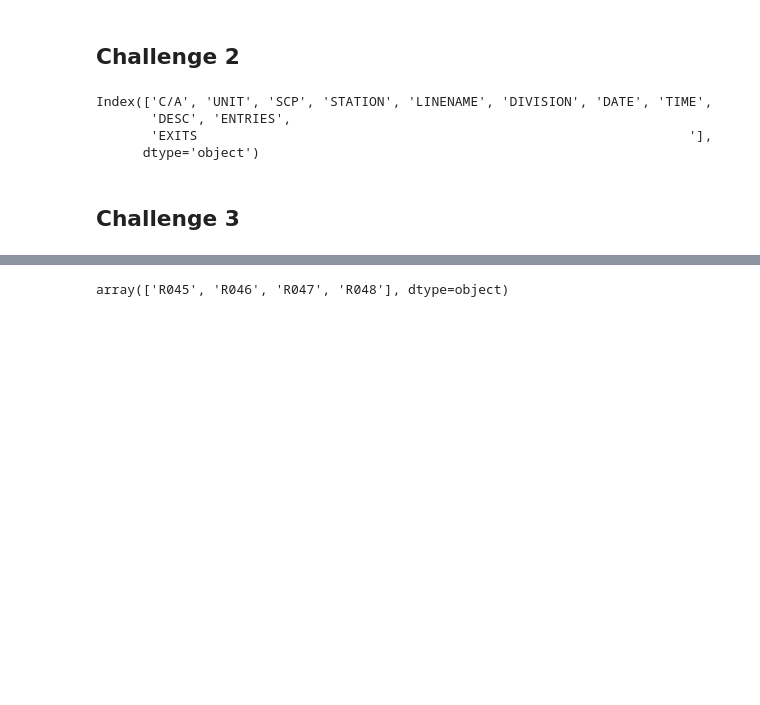
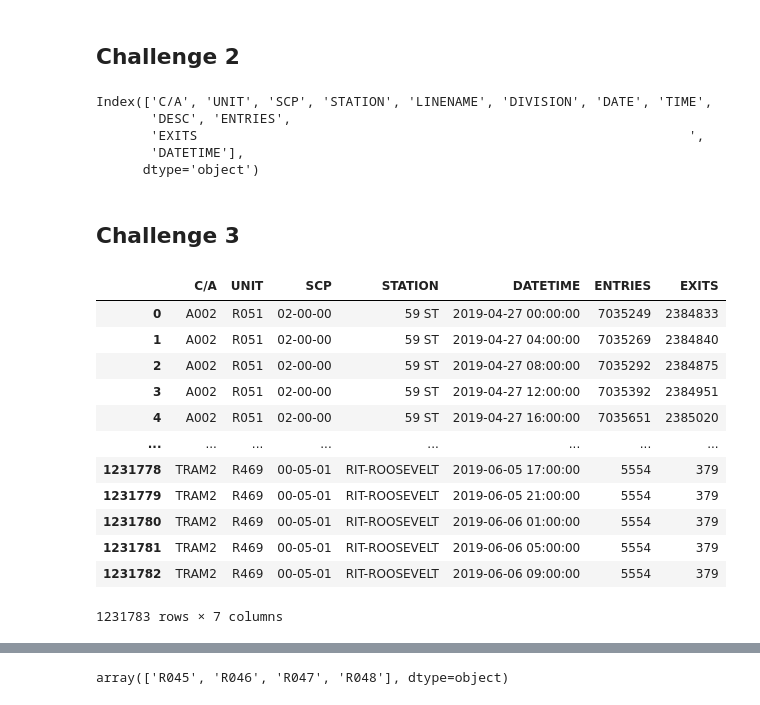
Before and after one commit to jlmartin100/Metis_Projects, a Jupyter notebook: Project_1/Project_1_ECM.ipynb, the cells around one changed output, grey strips where cells are left out. Cells and saved outputs as stored; diff of their text form; code cells hidden in the pictures; blank space fills up the shorter version.

```diff
--- a/Project_1/Project_1_ECM.ipynb
+++ b/Project_1/Project_1_ECM.ipynb
@@ -31,19 +31,42 @@ df.head()
 ## Challenge 2
 # %%
 #concat date and time columns
-#df['DATETIME'] = df['DATE'] + " " + df['TIME']
+
+df['DATETIME'] = df['DATE'] + " " + df['TIME']
+df['DATETIME'] = pd.to_datetime(df['DATETIME'])
 df['DATE'] = pd.to_datetime(df['DATE'])
 df['TIME'] = pd.to_datetime(df['TIME'])
+
 df = df.drop(columns = 'index')
 df.columns
 # %% [output]
 Index(['C/A', 'UNIT', 'SCP', 'STATION', 'LINENAME', 'DIVISION', 'DATE', 'TIME',
        'DESC', 'ENTRIES',
-       'EXITS                                                               '],
+       'EXITS                                                               ',
+       'DATETIME'],
       dtype='object')
 # %% [markdown]
 ## Challenge 3
 # %%
-df_group = df.groupby(['C/A', 'UNIT', 'SCP', 'STATION', 'DATE']).agg('sum').reset_index()
-#df_group[df_group.STATION == 'GRAND CENTRAL']
-#df_group.STATION.unique()
+df_group = df.groupby(['C/A', 'UNIT', 'SCP', 'STATION', 'DATETIME']).agg('sum').reset_index()
+#confirm no duplicate datetimes
+(df_group
+ .groupby(["C/A", "UNIT", "SCP", "STATION", "DATETIME"])
+ .ENTRIES.count()
+ .reset_index()
+ .sort_values("ENTRIES", ascending=False)).head(5)
+df_group
+# %% [output]
+|  | C/A | UNIT | SCP | STATION | DATETIME | ENTRIES | EXITS |
+| 0 | A002 | R051 | 02-00-00 | 59 ST | 2019-04-27 00:00:00 | 7035249 | 2384833 |
+| 1 | A002 | R051 | 02-00-00 | 59 ST | 2019-04-27 04:00:00 | 7035269 | 2384840 |
+| 2 | A002 | R051 | 02-00-00 | 59 ST | 2019-04-27 08:00:00 | 7035292 | 2384875 |
+| 3 | A002 | R051 | 02-00-00 | 59 ST | 2019-04-27 12:00:00 | 7035392 | 2384951 |
+| 4 | A002 | R051 | 02-00-00 | 59 ST | 2019-04-27 16:00:00 | 7035651 | 2385020 |
+| ... | ... | ... | ... | ... | ... | ... | ... |
+| 1231778 | TRAM2 | R469 | 00-05-01 | RIT-ROOSEVELT | 2019-06-05 17:00:00 | 5554 | 379 |
+| 1231779 | TRAM2 | R469 | 00-05-01 | RIT-ROOSEVELT | 2019-06-05 21:00:00 | 5554 | 379 |
+| 1231780 | TRAM2 | R469 | 00-05-01 | RIT-ROOSEVELT | 2019-06-06 01:00:00 | 5554 | 379 |
+| 1231781 | TRAM2 | R469 | 00-05-01 | RIT-ROOSEVELT | 2019-06-06 05:00:00 | 5554 | 379 |
+| 1231782 | TRAM2 | R469 | 00-05-01 | RIT-ROOSEVELT | 2019-06-06 09:00:00 | 5554 | 379 |
+1231783 rows × 7 columns
```
Also changed, not shown: parts of 22 cells of this notebook.
